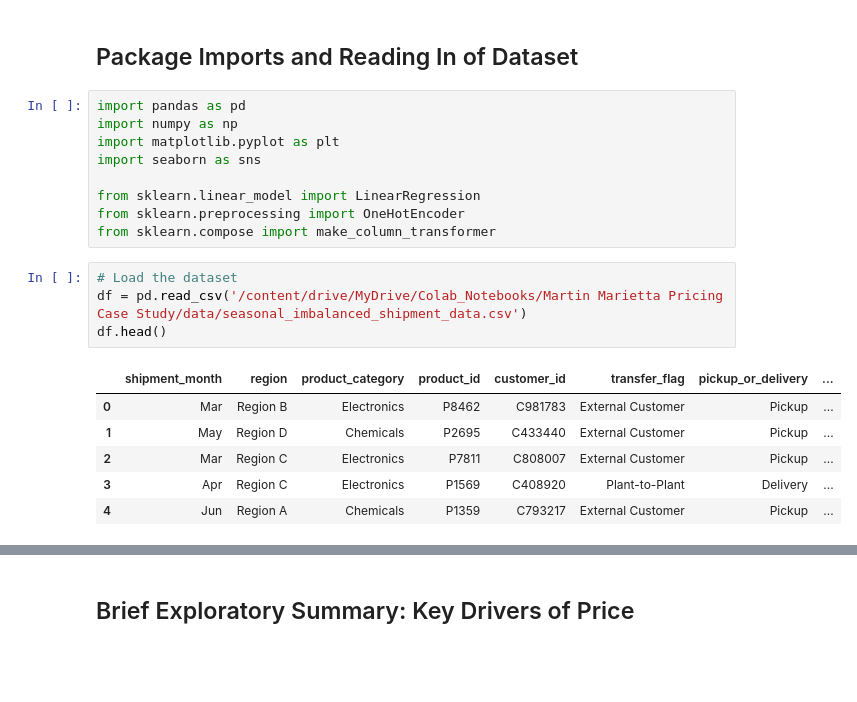
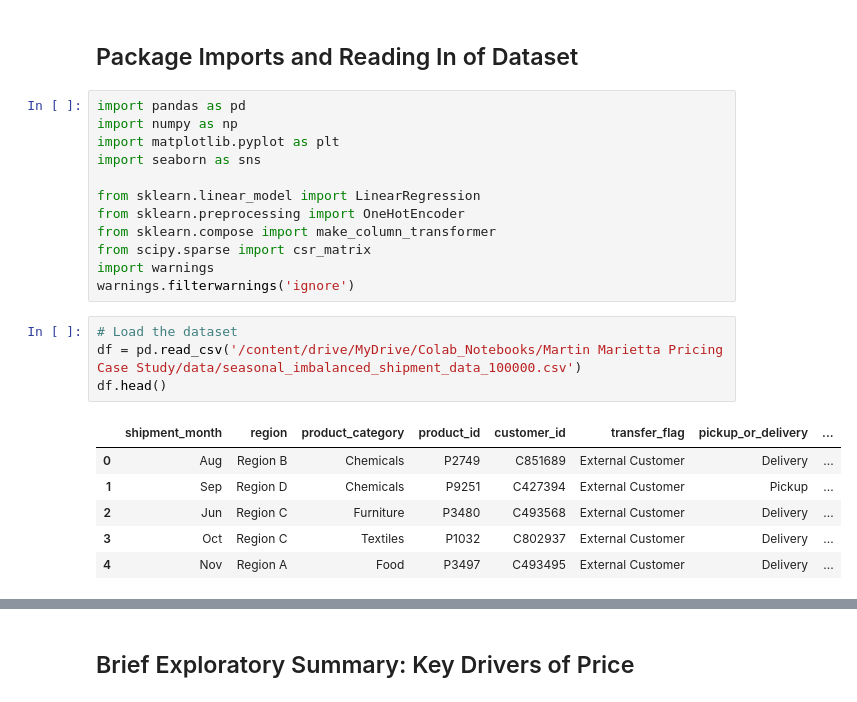
Before and after one commit to ROARMarketingConcepts/Martin-Marietta-Pricing-Case-Study, a Jupyter notebook: Pricing Case Study/Data_Driven_Pricing_Summary.ipynb, the cells around one changed output, grey strips where cells are left out. Saved outputs shown, nothing was run; the diff lists cells and outputs as text; blank space fills up the shorter version.

Commit message:
modified:   .DS_Store 	modified:   Pricing Case Study/Data_Driven_Pricing_Summary.ipynb

```diff
--- a/Pricing Case Study/Data_Driven_Pricing_Summary.ipynb
+++ b/Pricing Case Study/Data_Driven_Pricing_Summary.ipynb
@@ -9,14 +9,17 @@ import seaborn as sns
 from sklearn.linear_model import LinearRegression
 from sklearn.preprocessing import OneHotEncoder
 from sklearn.compose import make_column_transformer
+from scipy.sparse import csr_matrix
+import warnings
+warnings.filterwarnings('ignore')
 # %%
 # Load the dataset
-df = pd.read_csv('/content/drive/MyDrive/Colab_Notebooks/Martin Marietta Pricing Case Study/data/seasonal_imbalanced_shipment_data.csv')
+df = pd.read_csv('/content/drive/MyDrive/Colab_Notebooks/Martin Marietta Pricing Case Study/data/seasonal_imbalanced_shipment_data_100000.csv')
 df.head()
 # %% [output]
 |  | shipment_month | region | product_category | product_id | customer_id | transfer_flag | pickup_or_delivery | ... |
-| 0 | Mar | Region B | Electronics | P8462 | C981783 | External Customer | Pickup | ... |
-| 1 | May | Region D | Chemicals | P2695 | C433440 | External Customer | Pickup | ... |
-| 2 | Mar | Region C | Electronics | P7811 | C808007 | External Customer | Pickup | ... |
-| 3 | Apr | Region C | Electronics | P1569 | C408920 | Plant-to-Plant | Delivery | ... |
-| 4 | Jun | Region A | Chemicals | P1359 | C793217 | External Customer | Pickup | ... |
+| 0 | Aug | Region B | Chemicals | P2749 | C851689 | External Customer | Delivery | ... |
+| 1 | Sep | Region D | Chemicals | P9251 | C427394 | External Customer | Pickup | ... |
+| 2 | Jun | Region C | Furniture | P3480 | C493568 | External Customer | Delivery | ... |
+| 3 | Oct | Region C | Textiles | P1032 | C802937 | External Customer | Delivery | ... |
+| 4 | Nov | Region A | Food | P3497 | C493495 | External Customer | Delivery | ... |
```
Also changed, not shown: parts of 8 cells of this notebook, 1 other file.
